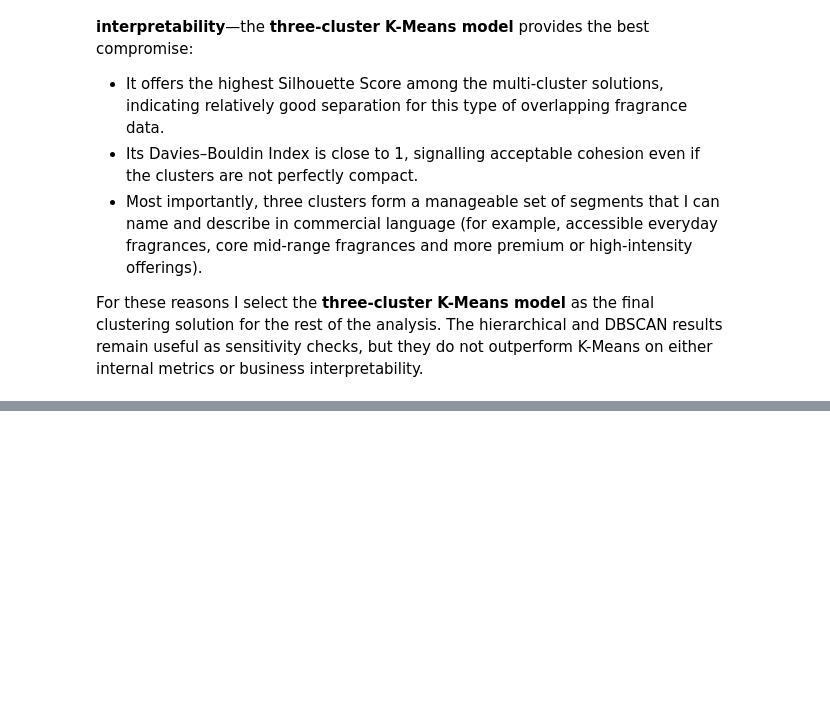
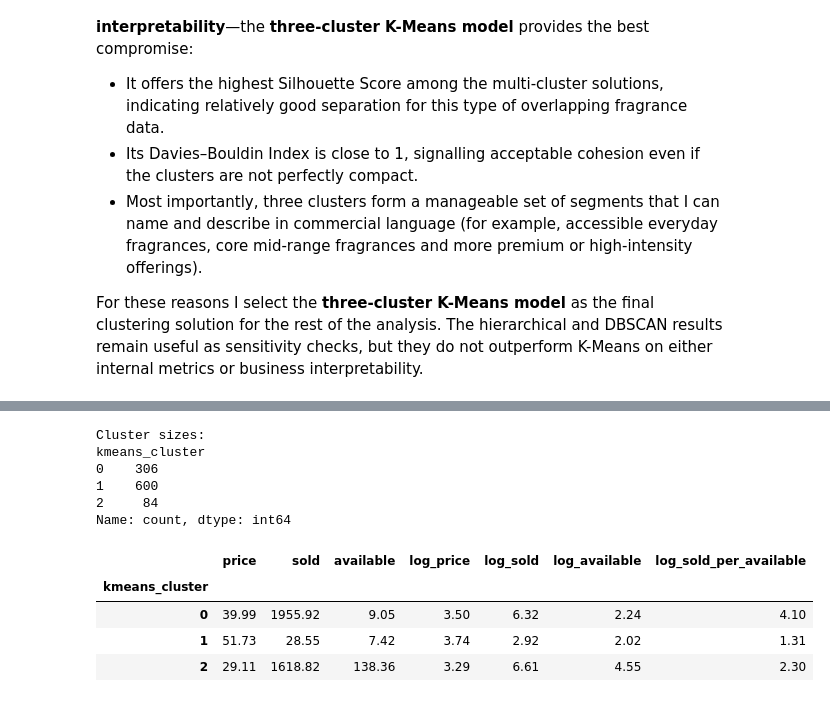
Before and after one commit to OmerTDK/scenttech-fragrance-clustering, a Jupyter notebook: main.ipynb, the cells around one changed output, grey strips where cells are left out. Cells and saved outputs as stored; diff of their text form; code cells hidden in the pictures; blank space fills up the shorter version.

```diff
--- a/main.ipynb
+++ b/main.ipynb
@@ -894,0 +918,31 @@ For these reasons I select the **three-cluster K-Means model** as the final clus
+# %%
+# Numeric summary (using original and log features) by K-Means cluster
+numeric_cols_for_profile = [
+    "price", "sold", "available",
+    "log_price", "log_sold", "log_available", "log_sold_per_available"
+]
+
+cluster_numeric_profile = (
+    df_clean
+    .groupby("kmeans_cluster")[numeric_cols_for_profile]
+    .mean()
+    .round(2)
+)
+
+cluster_sizes = df_clean["kmeans_cluster"].value_counts().sort_index()
+
+print("Cluster sizes:")
+print(cluster_sizes)
+cluster_numeric_profile
+# %% [output]
+Cluster sizes:
+kmeans_cluster
+0    306
+1    600
+2     84
+Name: count, dtype: int64
+|  | price | sold | available | log_price | log_sold | log_available | log_sold_per_available |
+| kmeans_cluster |  |  |  |  |  |  |  |
+| 0 | 39.99 | 1955.92 | 9.05 | 3.50 | 6.32 | 2.24 | 4.10 |
+| 1 | 51.73 | 28.55 | 7.42 | 3.74 | 2.92 | 2.02 | 1.31 |
+| 2 | 29.11 | 1618.82 | 138.36 | 3.29 | 6.61 | 4.55 | 2.30 |
```
Also changed, not shown: parts of 11 cells of this notebook.
